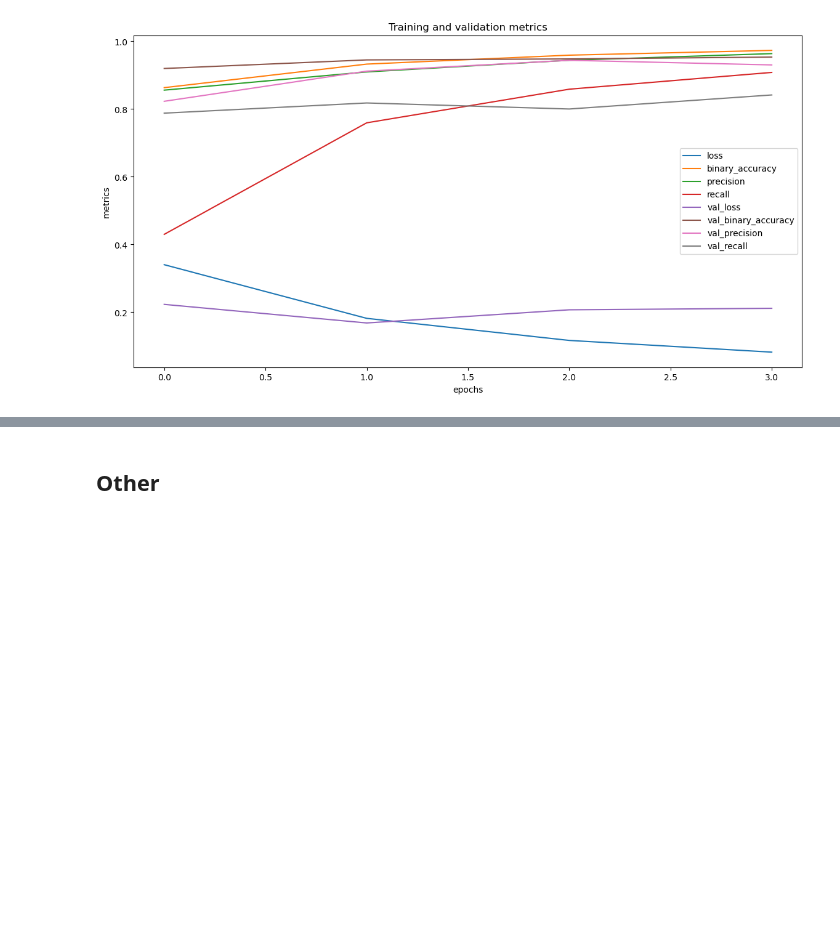
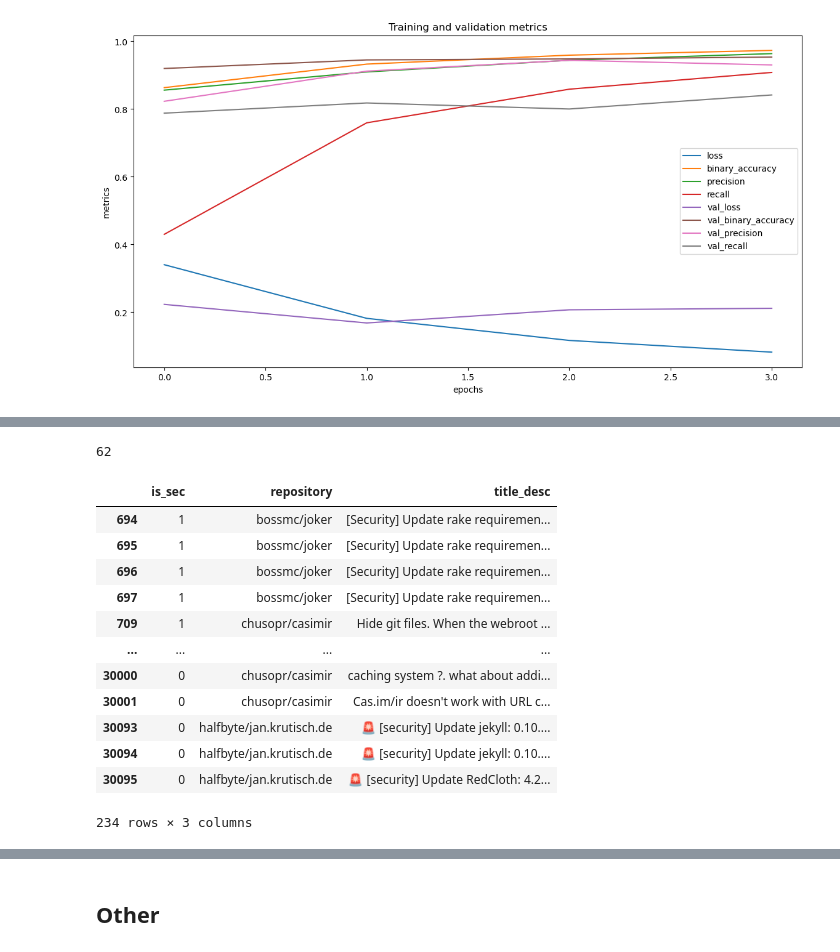
Before and after one commit to TeamPML/GuthubSecurityIssues, a Jupyter notebook: modelling.ipynb, the cells around one changed output, grey strips where cells are left out. Drawn from its saved outputs; the diff is of its cells as text; code cells hidden in the pictures; blank space fills up the shorter version.

```diff
--- a/modelling.ipynb
+++ b/modelling.ipynb
@@ -1313,0 +1409,22 @@ plt.show()
+# %%
+len(minor_repos)
+# %% [output]
+62
+# %%
+# take issues of minor repositories
+minor_repos_df = title_desc_df[title_desc_df['repository'].isin(minor_repos)]
+minor_repos_df
+# %% [output]
+|  | is_sec | repository | title_desc |
+| 694 | 1 | bossmc/joker | [Security] Update rake requiremen... |
+| 695 | 1 | bossmc/joker | [Security] Update rake requiremen... |
+| 696 | 1 | bossmc/joker | [Security] Update rake requiremen... |
+| 697 | 1 | bossmc/joker | [Security] Update rake requiremen... |
+| 709 | 1 | chusopr/casimir | Hide git files. When the webroot ... |
+| ... | ... | ... | ... |
+| 30000 | 0 | chusopr/casimir | caching system ?. what about addi... |
+| 30001 | 0 | chusopr/casimir | Cas.im/ir doesn't work with URL c... |
+| 30093 | 0 | halfbyte/jan.krutisch.de | 🚨 [security] Update jekyll: 0.10.... |
+| 30094 | 0 | halfbyte/jan.krutisch.de | 🚨 [security] Update jekyll: 0.10.... |
+| 30095 | 0 | halfbyte/jan.krutisch.de | 🚨 [security] Update RedCloth: 4.2... |
+234 rows × 3 columns
```
Also changed, not shown: parts of 18 cells of this notebook.
